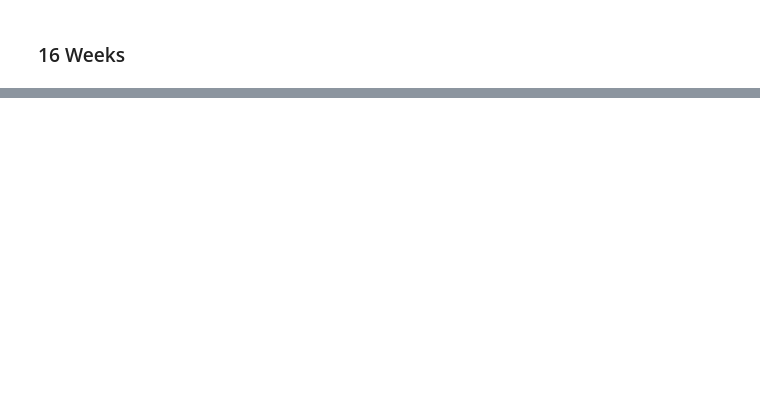
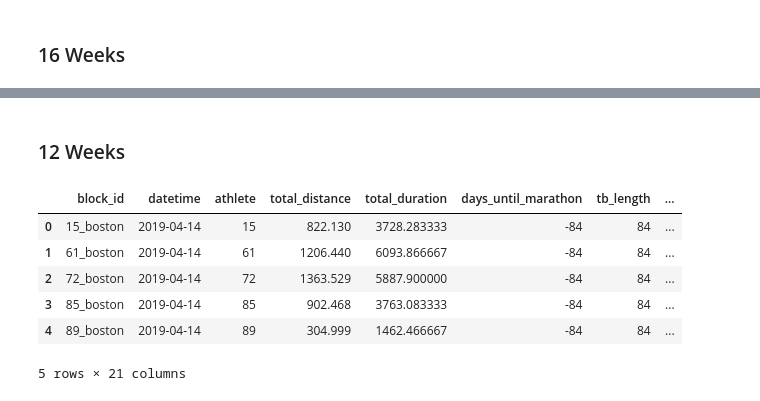
Before and after one commit to miguelabela03/RD2_SWD63A_MiguelAbela, a Jupyter notebook: src/02 - prototype/prototype.ipynb, the cells around one changed output, grey strips where cells are left out. Saved outputs shown, nothing was run; the diff lists cells and outputs as text; code cells hidden in the pictures; blank space fills up the shorter version.

```diff
--- a/src/02 - prototype/prototype.ipynb
+++ b/src/02 - prototype/prototype.ipynb
@@ -604,0 +738,14 @@ df_16_weeks.head(5)
+# %% [markdown]
+### 12 Weeks
+# %%
+# Loading the data
+df_12_weeks = pd.read_csv(os.path.join('data', 'aggregated_data', 'agg_12_week_tb.csv'))
+df_12_weeks.head(5)
+# %% [output]
+|  | block_id | datetime | athlete | total_distance | total_duration | days_until_marathon | tb_length | ... |
+| 0 | 15_boston | 2019-04-14 | 15 | 822.130 | 3728.283333 | -84 | 84 | ... |
+| 1 | 61_boston | 2019-04-14 | 61 | 1206.440 | 6093.866667 | -84 | 84 | ... |
+| 2 | 72_boston | 2019-04-14 | 72 | 1363.529 | 5887.900000 | -84 | 84 | ... |
+| 3 | 85_boston | 2019-04-14 | 85 | 902.468 | 3763.083333 | -84 | 84 | ... |
+| 4 | 89_boston | 2019-04-14 | 89 | 304.999 | 1462.466667 | -84 | 84 | ... |
+5 rows × 21 columns
```
Also changed, not shown: parts of 33 cells of this notebook, 1 other file.
